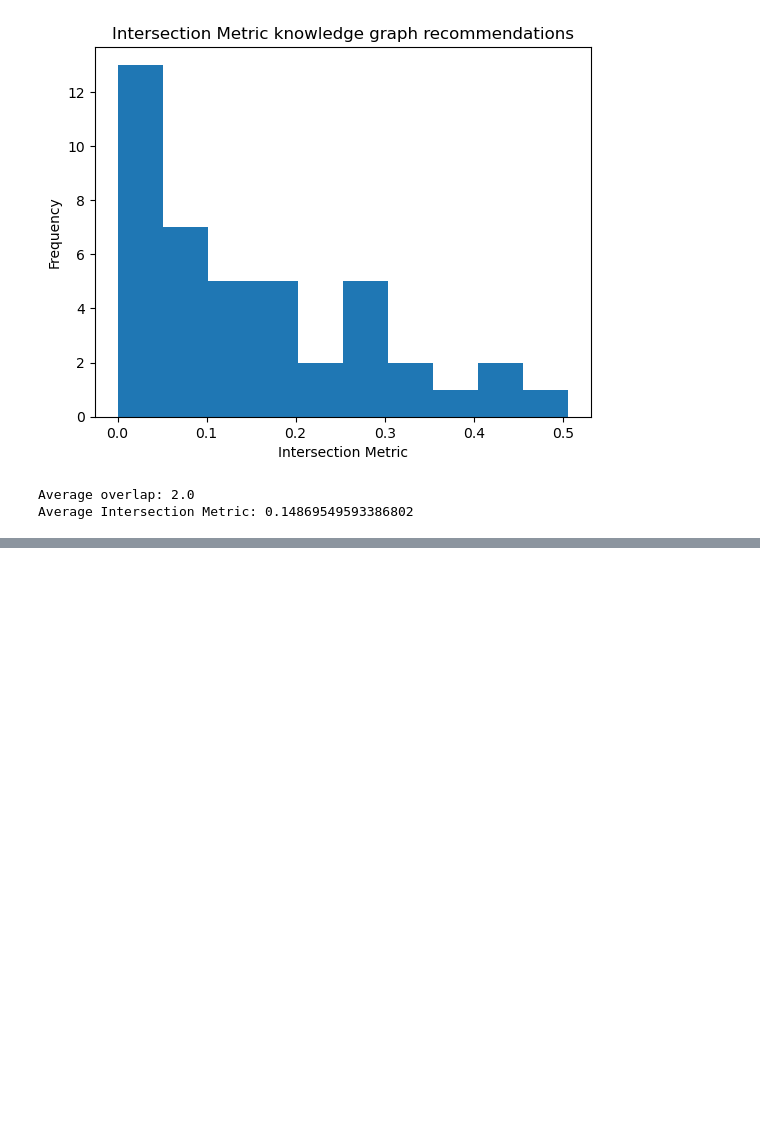
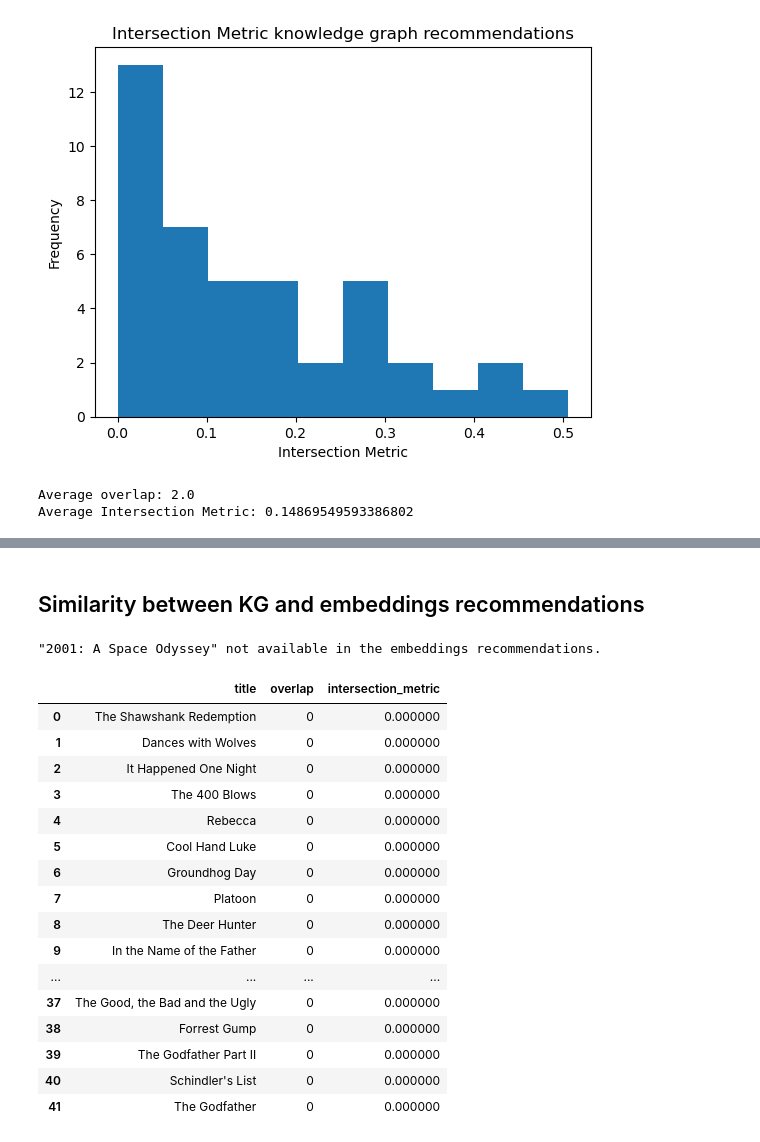
Before and after one commit to karstenk9/KnowledgeGraphs, a Jupyter notebook: Evaluation.ipynb, the cells around one changed output, grey strips where cells are left out. Cells and saved outputs as stored; diff of their text form; code cells hidden in the pictures; blank space fills up the shorter version.

```diff
--- a/Evaluation.ipynb
+++ b/Evaluation.ipynb
@@ -342,0 +424,42 @@ Average Intersection Metric: 0.14869549593386802
+# %% [markdown]
+## Similarity between KG and embeddings recommendations
+# %%
+# Overlap and Intersection Metric of the 10 random predictions for every movie
+
+evaluation_results_emb_kg = pd.DataFrame()
+
+for title in kg_recs["title"]:
+    if len(emb_recs[emb_recs["title"] == title]) > 0:
+        title_kg_recs = kg_recs[kg_recs["title"] == title].iloc[0, 1:].to_list()
+        title_emb_recs = emb_recs[emb_recs["title"] == title].iloc[0, 1:].to_list()
+
+        overlap_val = overlap(title_kg_recs, title_emb_recs)
+        intersection_metric_val = intersection_metric(title_kg_recs, title_emb_recs)
+
+        evaluation_results_emb_kg = pd.concat([
+            evaluation_results_emb_kg,
+            pd.DataFrame({"title": [title], "overlap": [overlap_val], "intersection_metric": [intersection_metric_val]})
+        ], ignore_index=True)
+    else:
+        print(f'"{title}" not available in the embeddings recommendations.')
+
+evaluation_results_emb_kg
+# %% [output]
+"2001: A Space Odyssey" not available in the embeddings recommendations.
+|  | title | overlap | intersection_metric |
+| 0 | The Shawshank Redemption | 0 | 0.000000 |
+| 1 | Dances with Wolves | 0 | 0.000000 |
+| 2 | It Happened One Night | 0 | 0.000000 |
+| 3 | The 400 Blows | 0 | 0.000000 |
+| 4 | Rebecca | 0 | 0.000000 |
+| 5 | Cool Hand Luke | 0 | 0.000000 |
+| 6 | Groundhog Day | 0 | 0.000000 |
+| 7 | Platoon | 0 | 0.000000 |
+| 8 | The Deer Hunter | 0 | 0.000000 |
+| 9 | In the Name of the Father | 0 | 0.000000 |
+| ... | ... | ... | ... |
+| 37 | The Good, the Bad and the Ugly | 0 | 0.000000 |
+| 38 | Forrest Gump | 0 | 0.000000 |
+| 39 | The Godfather Part II | 0 | 0.000000 |
+| 40 | Schindler's List | 0 | 0.000000 |
+| 41 | The Godfather | 0 | 0.000000 |
```
Also changed, not shown: parts of 7 cells of this notebook.
